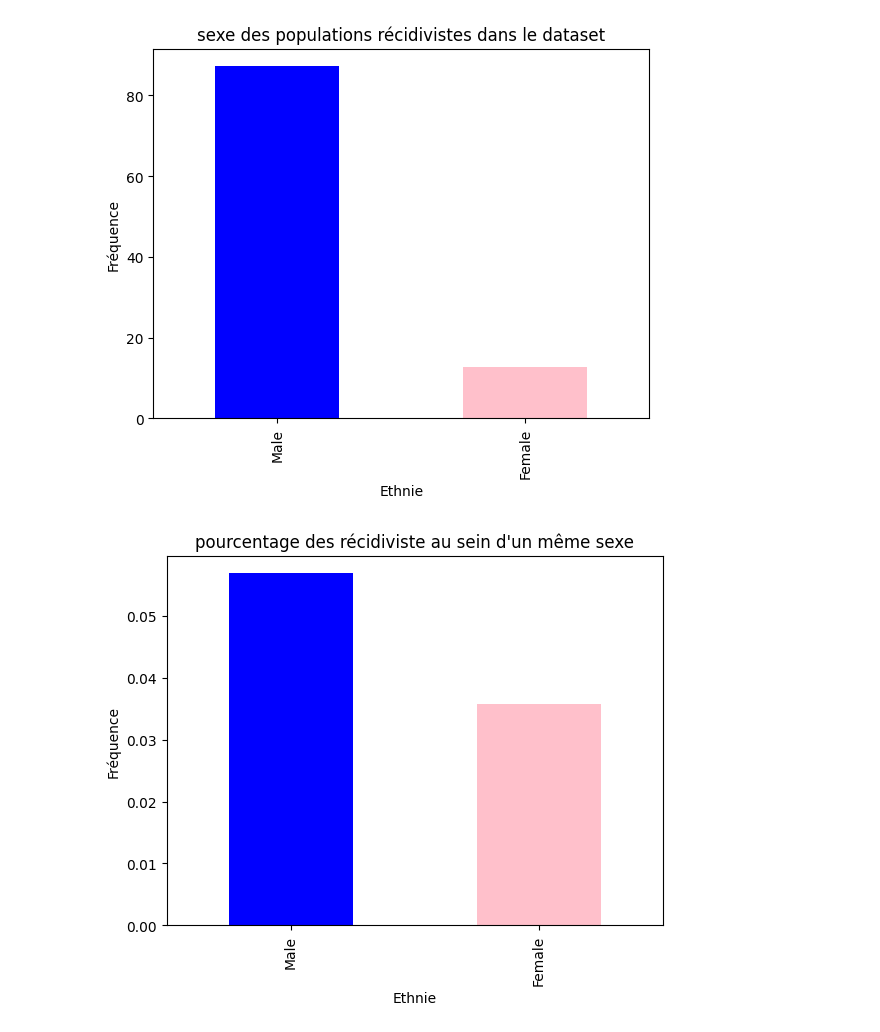
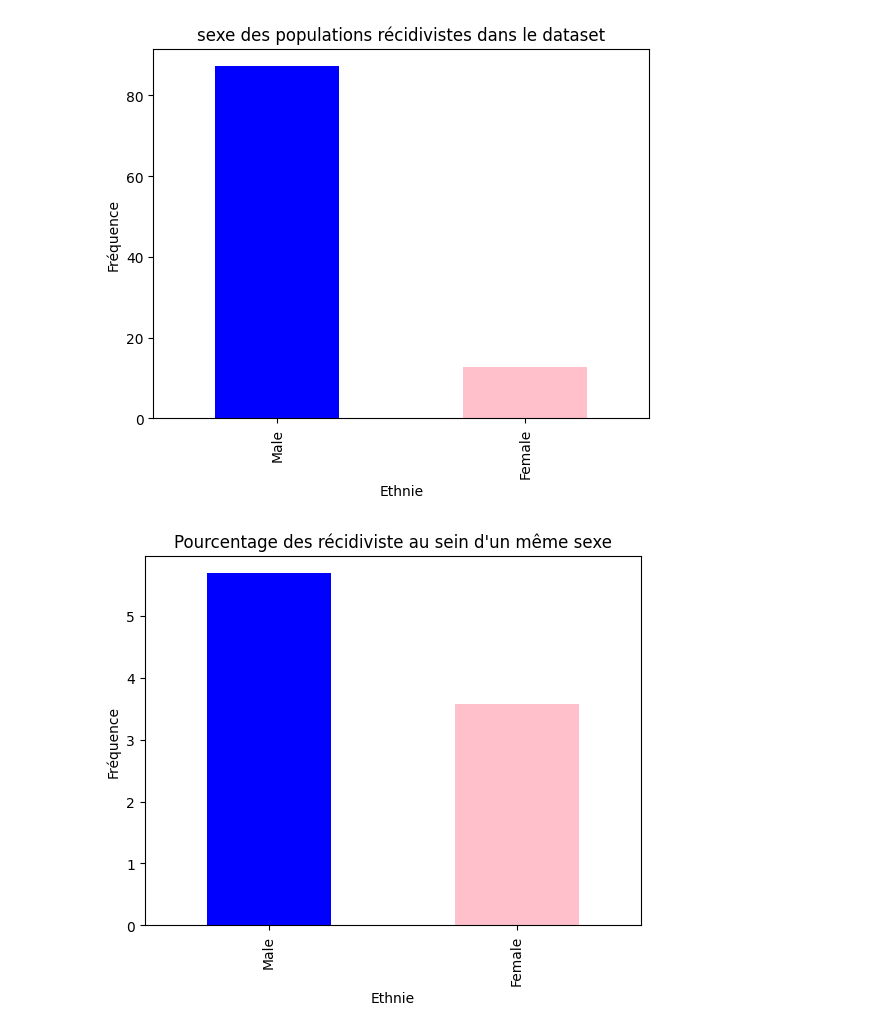
Before and after one commit to RonangLeSang/PROJ831, a Jupyter notebook: stats_recidiv.ipynb, the cells around one changed output. Cells and saved outputs as stored; diff of their text form; code cells hidden in the pictures.

```diff
--- a/stats_recidiv.ipynb
+++ b/stats_recidiv.ipynb
@@ -67,15 +68,15 @@ plt.show()
 # %% [output]
 [figure]
 # %%
-value_counts_sex = data_recid_sex.value_counts() / data['sex'].value_counts()
+value_counts_sex = (data_recid_sex.value_counts() / data['sex'].value_counts())*100
 
 value_counts_sex.plot(kind='bar', color = ['blue', 'pink'])
 plt.xlabel('Ethnie')
 plt.ylabel('Fréquence')
 plt.title("Pourcentage des récidiviste au sein d'un même sexe")
 plt.show()
 # %% [output]
-[figure, old version]
+[figure, new version]
 # %%
 age_bins = pd.cut(data_recid_age, bins=range(0, 101, 10), right=False)
 
```
Also changed, not shown: parts of 4 cells of this notebook, 2 other files.
